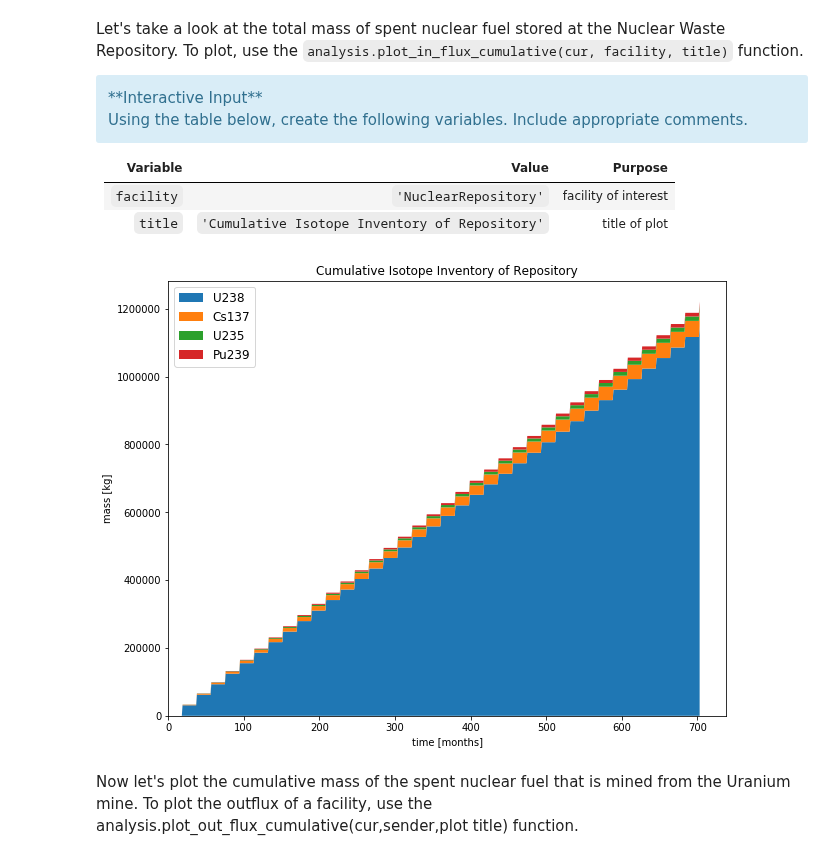
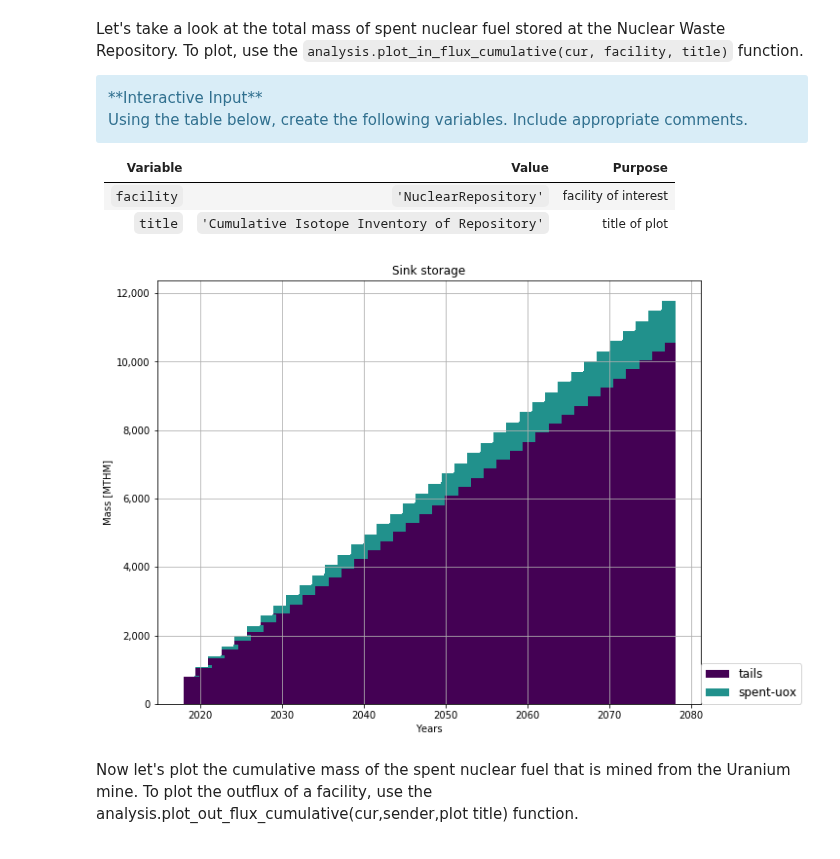
Before and after one commit to pichman2/cyclus-tutorial, a Jupyter notebook: Tutorial_interactive_key.ipynb, the cells around one changed output. Saved outputs shown, nothing was run; the diff lists cells and outputs as text; code cells hidden in the pictures.

Commit message:
main template accounts for tails

```diff
--- a/Tutorial_interactive_key.ipynb
+++ b/Tutorial_interactive_key.ipynb
@@ -754,10 +753,13 @@ Using the table below, create the following variables.  Include appropriate comm
 # %%
 facility = 'NuclearRepository' # facility of interest
 title  = 'Cumulative Isotope Inventory of Repository'  # title of plot
 
-analysis.plot_in_flux_cumulative(cur, facility,title)
+analysis.plot_commodities(cur,archetype='sink',facility_commodity=['tails','spent-uox'],title = 'Sink storage',
+                          filename='sink',is_cum=True,is_outflux=False)
+from IPython.display import Image
+Image(filename='sink.png')
 # %% [output]
-[figure, old version]
+[figure, new version]
 # %% [markdown]
 Now let's plot the cumulative mass of the spent nuclear fuel that is mined from the Uranium mine.
 To plot the outflux of a facility, use the analysis.plot_out_flux_cumulative(cur,sender,plot title) function.
```
Also changed, not shown: parts of 7 cells of this notebook, 1 other file.
